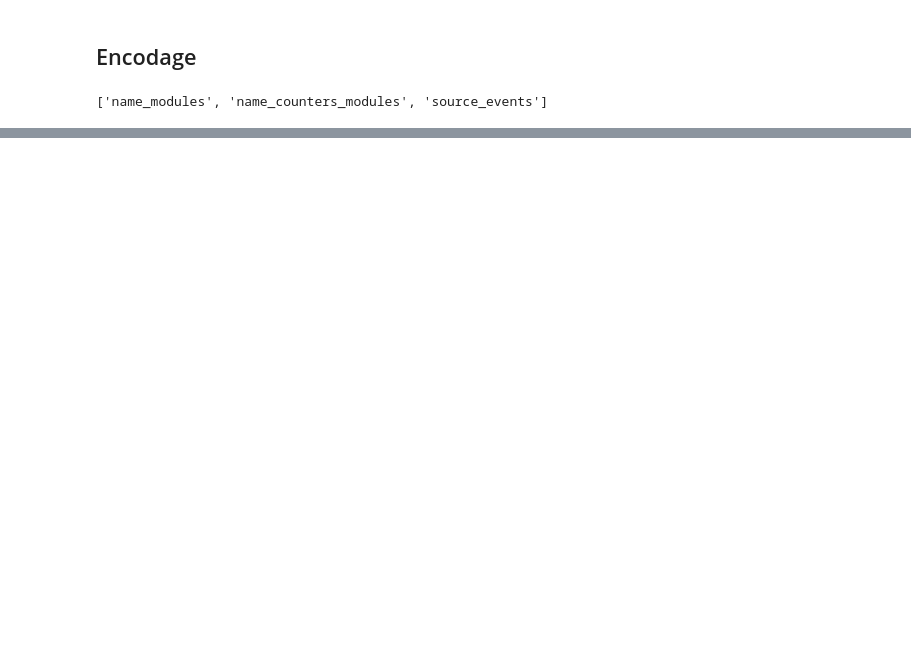
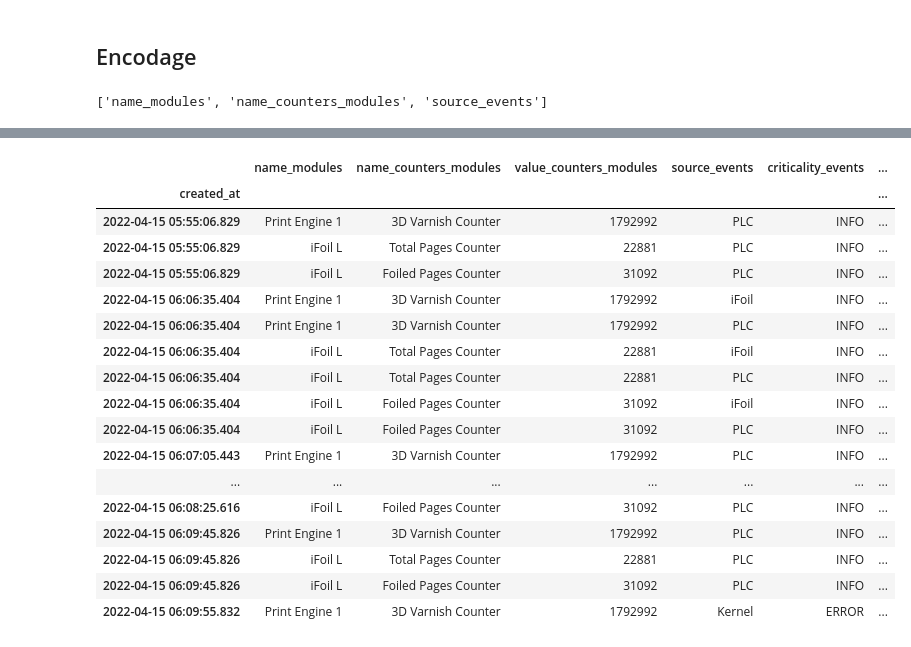
Before and after one commit to AranOribu/Prediction-Erreur-JetVarnish3DEvo, a Jupyter notebook: models/LTSM_model_MLFLOW/1.lstm_model_timeseries_criticality.ipynb, the cells around one changed output, grey strips where cells are left out. Saved outputs shown, nothing was run; the diff lists cells and outputs as text; code cells hidden in the pictures; blank space fills up the shorter version.

```diff
--- a/models/LTSM_model_MLFLOW/1.lstm_model_timeseries_criticality.ipynb
+++ b/models/LTSM_model_MLFLOW/1.lstm_model_timeseries_criticality.ipynb
@@ -91,7 +91,7 @@ df['generation_modules'].nunique()
 # 'name_modules' information redondante avec 'type_modules'
 df.drop(columns=['message_events','type_modules','id','name_connected_operators','level_connected_operators','generation_modules','timestamp_events'], inplace=True)
 # %%
-df = df.drop(["status"], axis=1)
+# df = df.drop(["status"], axis=1)
 # %%
 df.shape
 # %% [output]
@@ -253,0 +235,33 @@ df_encoded[numerical_columns] = scaler.fit_transform(df_encoded[numerical_column
+# %%
+# Decompose the date index into hour, day, month.
+df['hour'] = df.index.hour
+df['day'] = df.index.day
+df['month'] = df.index.month
+# %%
+# Calculate the difference in time between each event
+df['time_to_next_event'] = df.index.to_series().diff().shift(-1).dt.total_seconds()
+
+# Replace the missing values with a large number (e.g., the maximum value in the column)
+df['time_to_next_event'].fillna(df['time_to_next_event'].max(), inplace=True)
+
+# Check the result
+df.head(25)
+# %% [output]
+|  | name_modules | name_counters_modules | value_counters_modules | source_events | criticality_events | ... |
+| created_at |  |  |  |  |  | ... |
+| 2022-04-15 05:55:06.829 | Print Engine 1 | 3D Varnish Counter | 1792992 | PLC | INFO | ... |
+| 2022-04-15 05:55:06.829 | iFoil L | Total Pages Counter | 22881 | PLC | INFO | ... |
+| 2022-04-15 05:55:06.829 | iFoil L | Foiled Pages Counter | 31092 | PLC | INFO | ... |
+| 2022-04-15 06:06:35.404 | Print Engine 1 | 3D Varnish Counter | 1792992 | iFoil | INFO | ... |
+| 2022-04-15 06:06:35.404 | Print Engine 1 | 3D Varnish Counter | 1792992 | PLC | INFO | ... |
+| 2022-04-15 06:06:35.404 | iFoil L | Total Pages Counter | 22881 | iFoil | INFO | ... |
+| 2022-04-15 06:06:35.404 | iFoil L | Total Pages Counter | 22881 | PLC | INFO | ... |
+| 2022-04-15 06:06:35.404 | iFoil L | Foiled Pages Counter | 31092 | iFoil | INFO | ... |
+| 2022-04-15 06:06:35.404 | iFoil L | Foiled Pages Counter | 31092 | PLC | INFO | ... |
+| 2022-04-15 06:07:05.443 | Print Engine 1 | 3D Varnish Counter | 1792992 | PLC | INFO | ... |
+| ... | ... | ... | ... | ... | ... | ... |
+| 2022-04-15 06:08:25.616 | iFoil L | Foiled Pages Counter | 31092 | PLC | INFO | ... |
+| 2022-04-15 06:09:45.826 | Print Engine 1 | 3D Varnish Counter | 1792992 | PLC | INFO | ... |
+| 2022-04-15 06:09:45.826 | iFoil L | Total Pages Counter | 22881 | PLC | INFO | ... |
+| 2022-04-15 06:09:45.826 | iFoil L | Foiled Pages Counter | 31092 | PLC | INFO | ... |
+| 2022-04-15 06:09:55.832 | Print Engine 1 | 3D Varnish Counter | 1792992 | Kernel | ERROR | ... |
```
Also changed, not shown: parts of 21 cells of this notebook, 5 other files.
